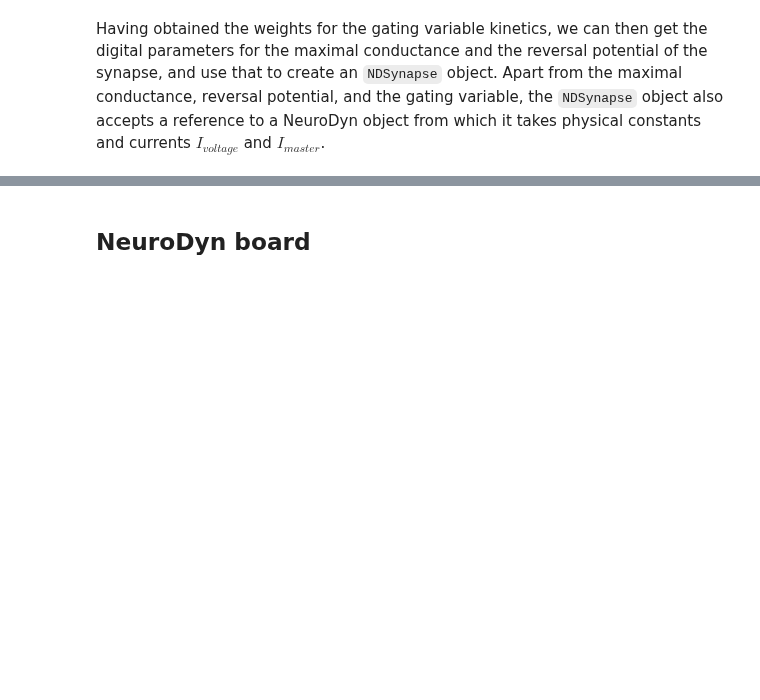
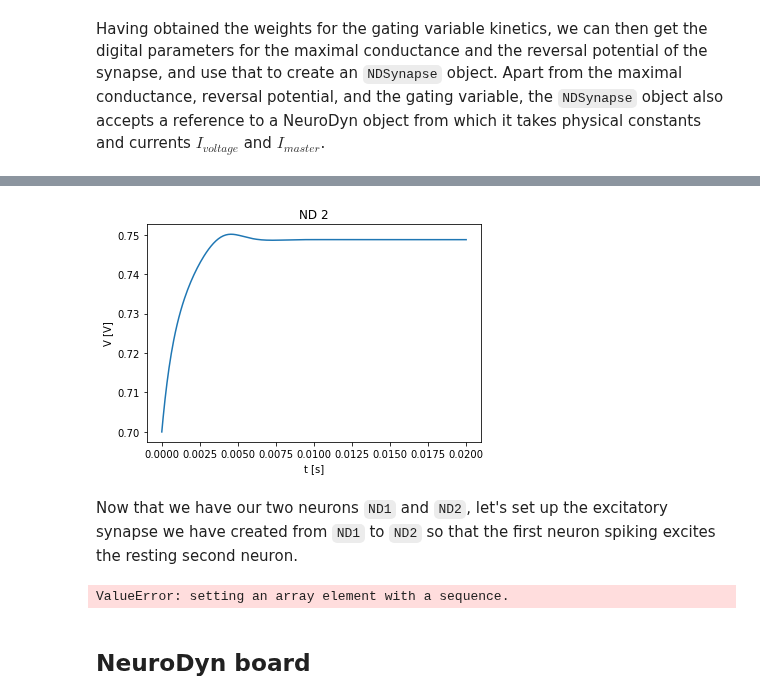
Before and after one commit to lukaribar/telluride-21, a Jupyter notebook: Networks in NeuroDyn.ipynb, the cells around one changed output, grey strips where cells are left out. Drawn from its saved outputs; the diff is of its cells as text; code cells hidden in the pictures; blank space fills up the shorter version.

```diff
--- a/Networks in NeuroDyn.ipynb
+++ b/Networks in NeuroDyn.ipynb
@@ -243,7 +243,7 @@ I_voltage = fit_obj.I_voltage
 
 V_ref = 0.9
 
-ND = NeuroDynModel(dg, dE, dIb, V_ref, I_voltage, I_master)
+ND1 = NeuroDynModel(dg, dE, dIb, V_ref, I_voltage, I_master)
 # %% [markdown]
 Now, let's do the same procedure in order to get the parameters for an AMPA synapse. We first make an AMPA gating variable (remember that it needs to be scaled appropriately, which we do by passing the `scl_v` keyword).
 
@@ -276,2 +279,58 @@ syn = NDSynapse(dgsyn, dEsyn, dIb_syn, ND)
+# %%
+from copy import deepcopy
+
+ND2 = deepcopy(ND1)
+
+I2 = -1e-6
+Iapp = lambda t : fit_obj.convert_I(I2)
+
+V_ref = 0.9
+
+T = 0.02
+trange = (0, T)
+
+sol = ND2.simulate(trange,[0.7,0,0,0],Iapp)
+
+plt.figure()
+plt.xlabel('t [s]')
+plt.ylabel('V [V]')
+plt.title('ND 2')
+plt.plot(sol.t, sol.y[0])
+plt.show()
+# %% [output]
+[figure, added]
+# %% [markdown]
+Now that we have our two neurons `ND1` and `ND2`, let's set up the excitatory synapse we have created from `ND1` to `ND2` so that the first neuron spiking excites the resting second neuron.
+# %%
+nd_neurons = [ND1, ND2]
+
+nd_syns = [[None, None], [[nd_syn], None]]
+
+nd_network = NeuronalNetwork(nd_neurons, syns = nd_syns)
+
+# Simulation time
+T = 0.02
+trange = (0, T)
+
+# External current
+I1 = 0e-6 # current to neuron 1
+I2 = -2e-6 # current to neuron 2
+Iapp = lambda t: [I1, I2]
+
+# Initial condition
+x0 = [0.7, 0, 0, 0] * 2 + [0] # extra state due to the synapse
+
+# Simulate
+sol = nd_network.simulate(trange, x0, Iapp)
+V1 = sol.y[0]
+V2 = sol.y[4]
+
+plt.figure()
+plt.plot(sol.t, V1, label = "Neuron 1")
+plt.plot(sol.t, V2, label = "Neuron 2")
+plt.legend()
+plt.show()
+# %% [output]
+ValueError: setting an array element with a sequence.
 # %% [markdown]
 ## NeuroDyn board
```
Also changed, not shown: parts of 3 cells of this notebook.
